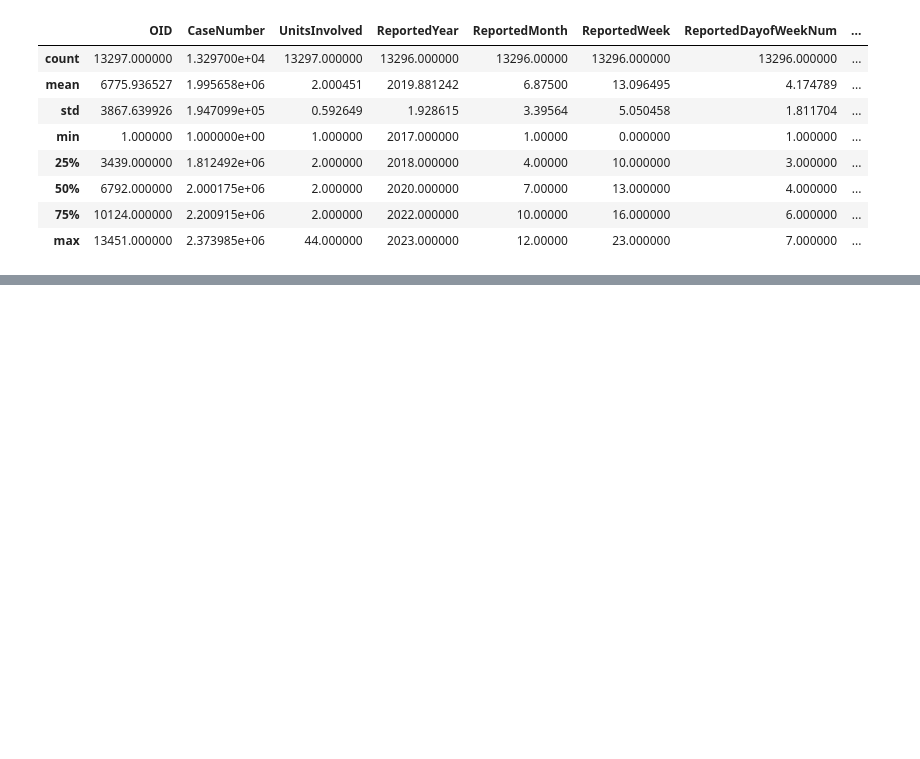
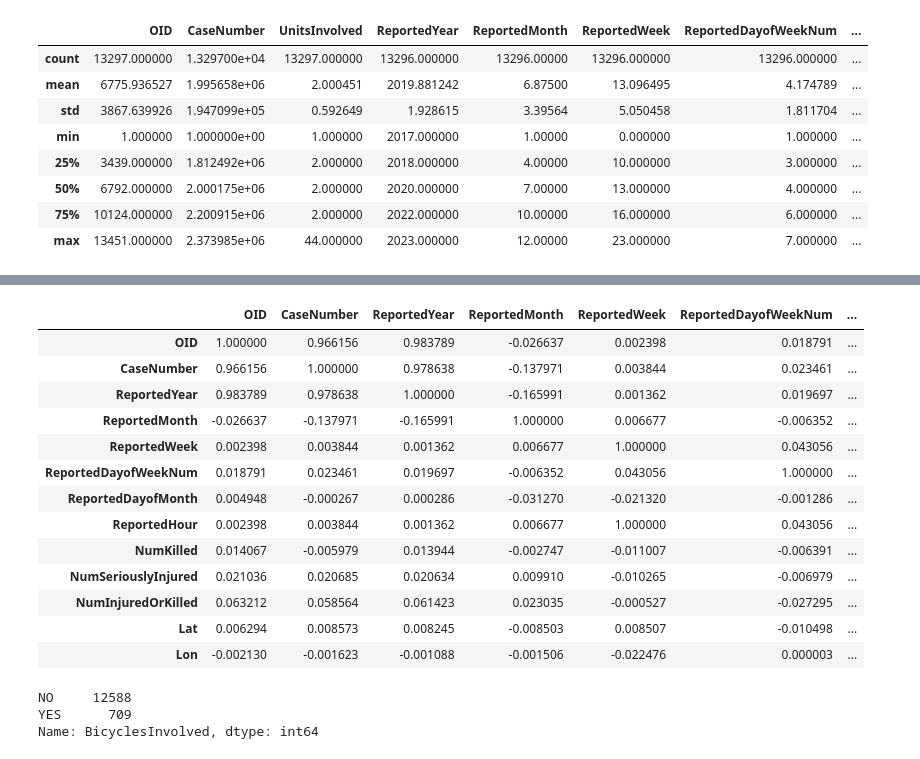
Before and after one commit to lalynjay/boulder_crahes, a Jupyter notebook: notebook.ipynb, the cells around one changed output, grey strips where cells are left out. Cells and saved outputs as stored; diff of their text form; code cells hidden in the pictures; blank space fills up the shorter version.

```diff
--- a/notebook.ipynb
+++ b/notebook.ipynb
@@ -81,0 +104,3 @@ df.describe()
+# %%
+df.drop(["StreetType", "DirectionFromIntersection", "FeetFromIntersection", "x", "y", "ESRI_OID", "UnitsInvolved"], axis=1, inplace=True)
+df
@@ -81,0 +121,23 @@ df.describe()
+# %%
+df.corr()
+# %% [output]
+|  | OID | CaseNumber | ReportedYear | ReportedMonth | ReportedWeek | ReportedDayofWeekNum | ... |
+| OID | 1.000000 | 0.966156 | 0.983789 | -0.026637 | 0.002398 | 0.018791 | ... |
+| CaseNumber | 0.966156 | 1.000000 | 0.978638 | -0.137971 | 0.003844 | 0.023461 | ... |
+| ReportedYear | 0.983789 | 0.978638 | 1.000000 | -0.165991 | 0.001362 | 0.019697 | ... |
+| ReportedMonth | -0.026637 | -0.137971 | -0.165991 | 1.000000 | 0.006677 | -0.006352 | ... |
+| ReportedWeek | 0.002398 | 0.003844 | 0.001362 | 0.006677 | 1.000000 | 0.043056 | ... |
+| ReportedDayofWeekNum | 0.018791 | 0.023461 | 0.019697 | -0.006352 | 0.043056 | 1.000000 | ... |
+| ReportedDayofMonth | 0.004948 | -0.000267 | 0.000286 | -0.031270 | -0.021320 | -0.001286 | ... |
+| ReportedHour | 0.002398 | 0.003844 | 0.001362 | 0.006677 | 1.000000 | 0.043056 | ... |
+| NumKilled | 0.014067 | -0.005979 | 0.013944 | -0.002747 | -0.011007 | -0.006391 | ... |
+| NumSeriouslyInjured | 0.021036 | 0.020685 | 0.020634 | 0.009910 | -0.010265 | -0.006979 | ... |
+| NumInjuredOrKilled | 0.063212 | 0.058564 | 0.061423 | 0.023035 | -0.000527 | -0.027295 | ... |
+| Lat | 0.006294 | 0.008573 | 0.008245 | -0.008503 | 0.008507 | -0.010498 | ... |
+| Lon | -0.002130 | -0.001623 | -0.001088 | -0.001506 | -0.022476 | 0.000003 | ... |
+# %%
+df['BicyclesInvolved'].value_counts()
+# %% [output]
+NO     12588
+YES      709
+Name: BicyclesInvolved, dtype: int64
```
Also changed, not shown: parts of 8 cells of this notebook.
